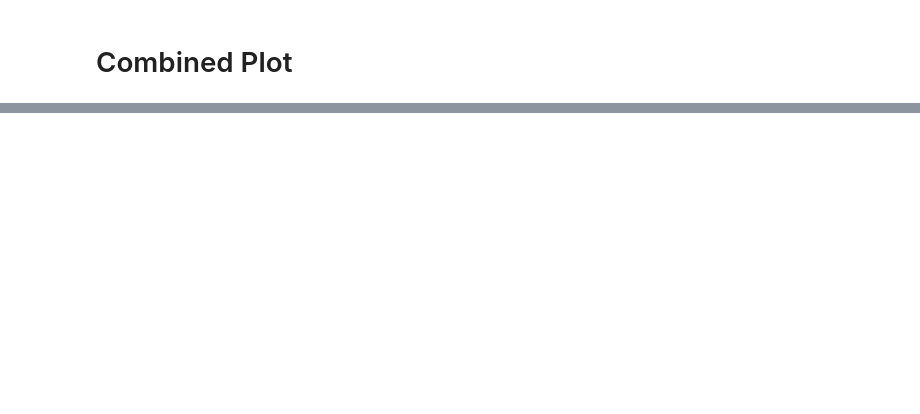
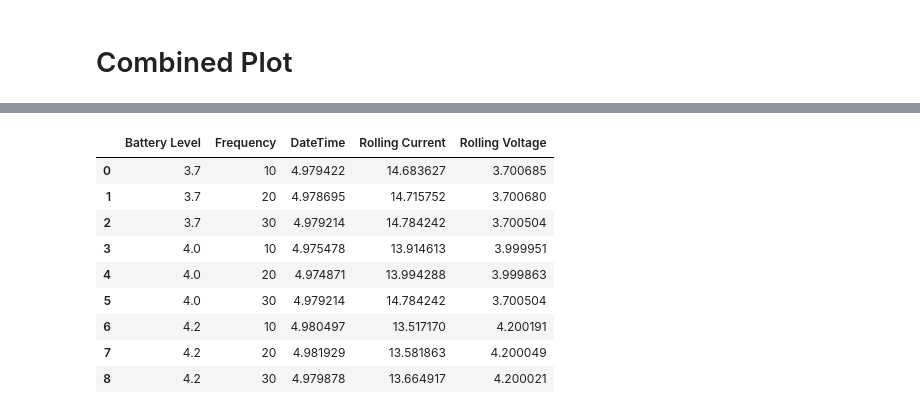
Before and after one commit to PeriniM/SmartApple-Thesis, a Jupyter notebook: data-analysis/nicla_consumption.ipynb, the cells around one changed output, grey strips where cells are left out. Drawn from its saved outputs; the diff is of its cells as text; code cells hidden in the pictures; blank space fills up the shorter version.

```diff
--- a/data-analysis/nicla_consumption.ipynb
+++ b/data-analysis/nicla_consumption.ipynb
@@ -340,0 +136,7 @@ plt.show()
+# %%
+# import the data
+file_path = "acquisitions/consumption/all_consumption.csv"
+
+data = pd.read_csv(file_path)
+
+data.head()
@@ -340,0 +150,16 @@ plt.show()
+# %%
+# group by Battery Level and Frequency and calculate the mean of the Lasting Time
+data_grouped = data.groupby(['Battery Level', 'Frequency']).mean().reset_index()
+
+data_grouped
+# %% [output]
+|  | Battery Level | Frequency | DateTime | Rolling Current | Rolling Voltage |
+| 0 | 3.7 | 10 | 4.979422 | 14.683627 | 3.700685 |
+| 1 | 3.7 | 20 | 4.978695 | 14.715752 | 3.700680 |
+| 2 | 3.7 | 30 | 4.979214 | 14.784242 | 3.700504 |
+| 3 | 4.0 | 10 | 4.975478 | 13.914613 | 3.999951 |
+| 4 | 4.0 | 20 | 4.974871 | 13.994288 | 3.999863 |
+| 5 | 4.0 | 30 | 4.979214 | 14.784242 | 3.700504 |
+| 6 | 4.2 | 10 | 4.980497 | 13.517170 | 4.200191 |
+| 7 | 4.2 | 20 | 4.981929 | 13.581863 | 4.200049 |
+| 8 | 4.2 | 30 | 4.979878 | 13.664917 | 4.200021 |
```
Also changed, not shown: parts of 14 cells of this notebook, 16 other files.
